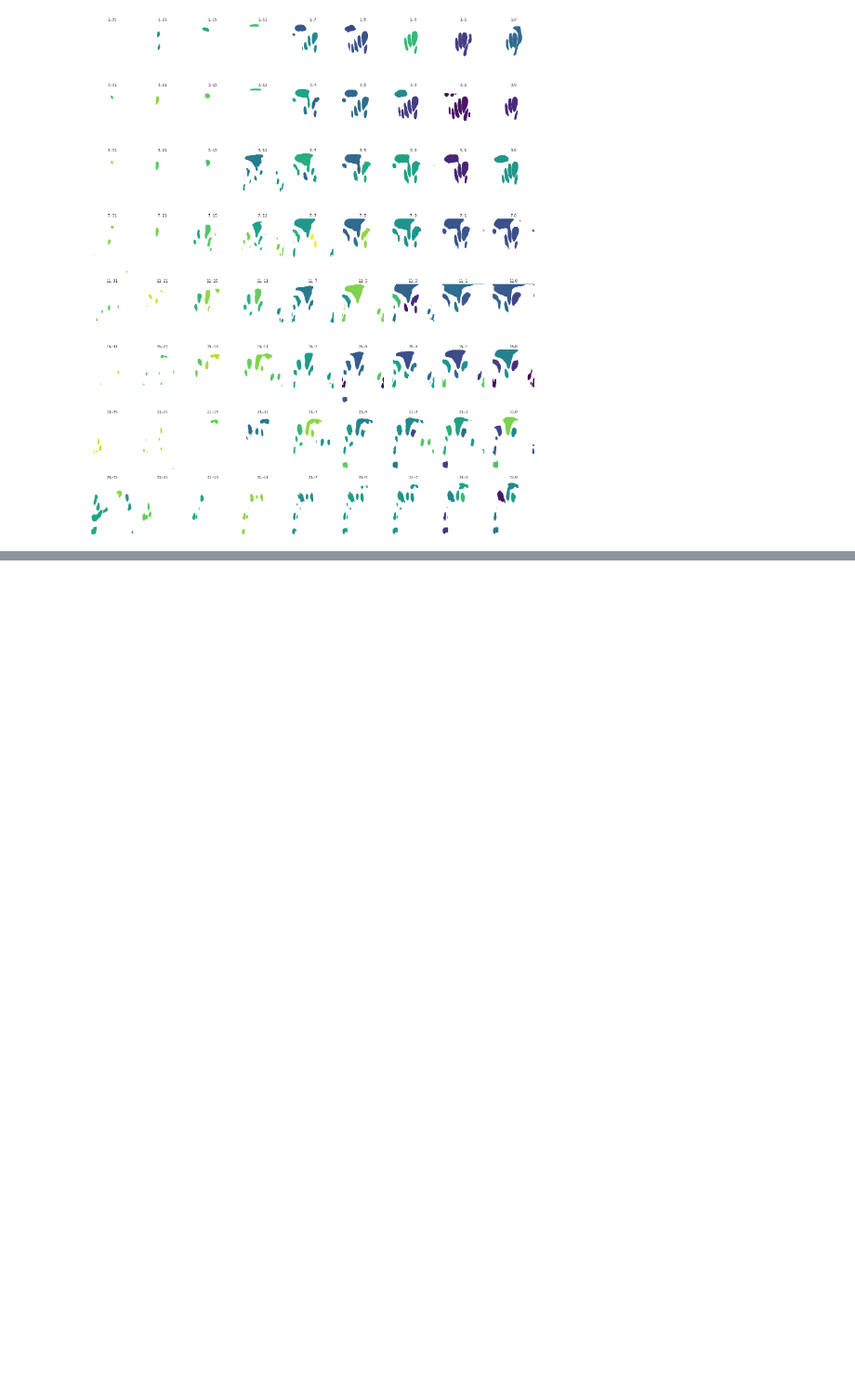
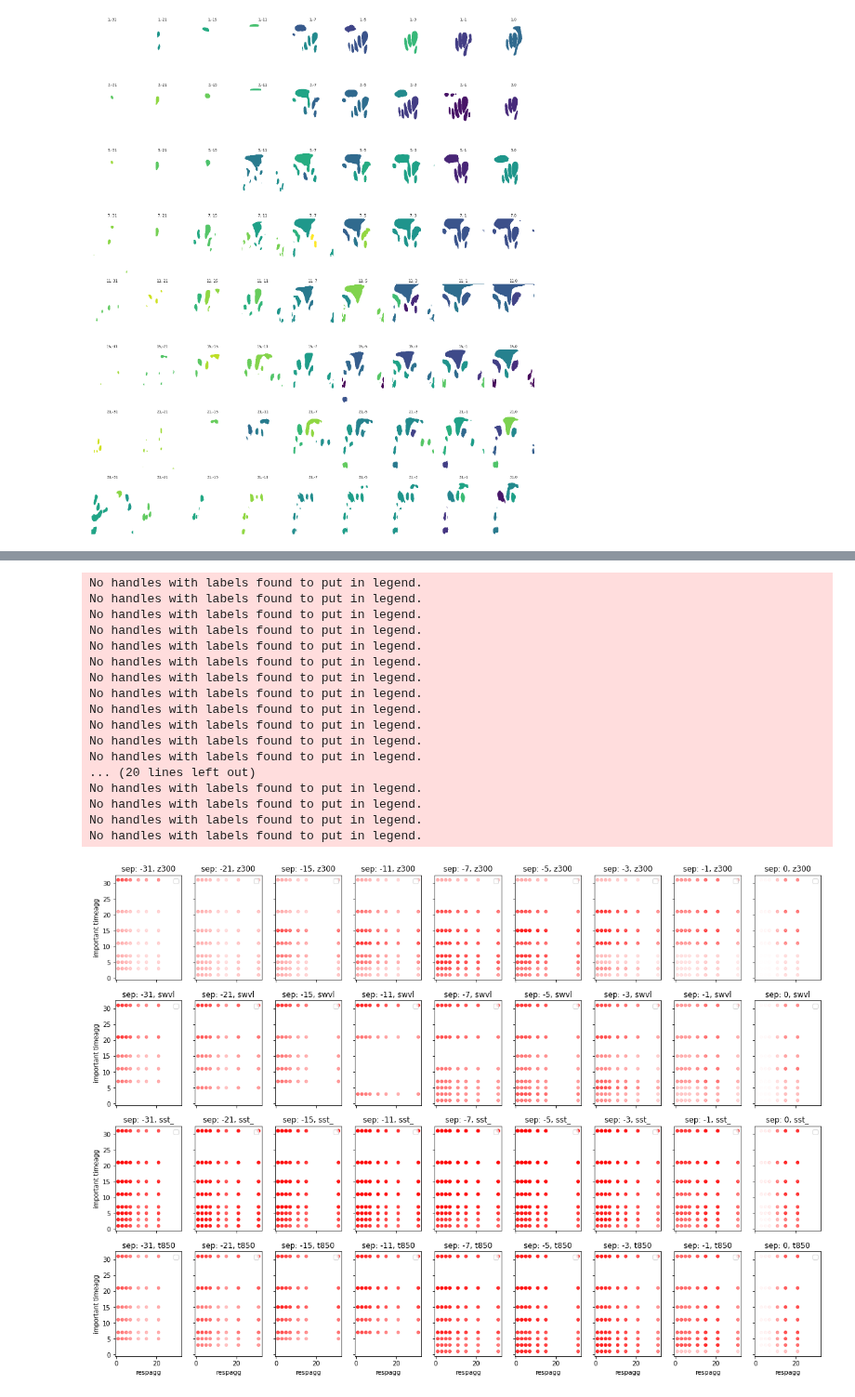
Before and after one commit to chiemvs/Weave, a Jupyter notebook: notebooks/evaluate_all_importances.ipynb, the cells around one changed output, grey strips where cells are left out. Shown at 93% size. Cells and saved outputs as stored; diff of their text form; code cells hidden in the pictures; blank space fills up the shorter version.

```diff
--- a/notebooks/evaluate_all_importances.ipynb
+++ b/notebooks/evaluate_all_importances.ipynb
@@ -256,0 +276,45 @@ plot_importance_per_var(scale_per_fold.loc[('11','z300_nhnorm',slice(None),slice
+# %%
+def respagg_timescale_plot(df, variables = ['z300_nhnorm'], metric = 'spatcov', imp_measure = ('singlepass','score'), groupclustid_func = None, scaler = 0.3):
+    # Let's first graph everything according to spatcov
+    fullframe = df.reset_index(['respagg','timeagg'])
+    fullframe['respagg'] = pd.to_numeric(fullframe['respagg'])
+    fullframe['timeagg'] = pd.to_numeric(fullframe['timeagg'])
+    fullframe.index.set_levels(pd.to_numeric(fullframe.index.levels[fullframe.index.names.index('separation')]), 'separation', inplace = True)
+    separations = np.sort(fullframe.index.get_level_values('separation').unique())
+
+    fig,axes = plt.subplots(ncols = len(separations), nrows = len(variables), squeeze = False, figsize = (20,3.5*len(variables)),sharey= True,sharex = True)
+    for i,variable in enumerate(variables):
+        for j,separation in enumerate(separations): # Will be columns
+            plotframe = fullframe.loc[(variable,slice(None),separation,slice(None),metric),:]
+            if not groupclustid_func is None:
+                f = getattr(plotframe.groupby(['respagg','timeagg']), groupclustid_func)
+                plotframe = f().reset_index(['respagg','timeagg']) # To discount the number of clust contributing to high alpha
+            # Only one importance score
+            rgba_colors = np.zeros((len(plotframe),4),dtype = 'float64')
+            rgba_colors[:,0] = 1
+            rgba_colors[:,-1] = plotframe.loc[:,imp_measure] * scaler
+            plotframe.plot.scatter(x = 'respagg', y = 'timeagg', ax = axes[i,j], color =rgba_colors)
+            axes[i,j].set_ylabel('important timeagg')
+            axes[i,j].legend()
+            axes[i,j].set_title(f'sep: {separation}, {variable[:4]}')
+# %%
+respagg_timescale_plot(scale_per_fold, variables = ['z300_nhnorm','swvl13_europe','sst_nhplus','t850_nhblock'])
+# %% [output]
+No handles with labels found to put in legend.
+No handles with labels found to put in legend.
+No handles with labels found to put in legend.
+No handles with labels found to put in legend.
+No handles with labels found to put in legend.
+No handles with labels found to put in legend.
+No handles with labels found to put in legend.
+No handles with labels found to put in legend.
+No handles with labels found to put in legend.
+No handles with labels found to put in legend.
+No handles with labels found to put in legend.
+No handles with labels found to put in legend.
+... (20 lines left out)
+No handles with labels found to put in legend.
+No handles with labels found to put in legend.
+No handles with labels found to put in legend.
+No handles with labels found to put in legend.
+[figure, added]
```
Also changed, not shown: parts of 14 cells of this notebook, 5 other files.
